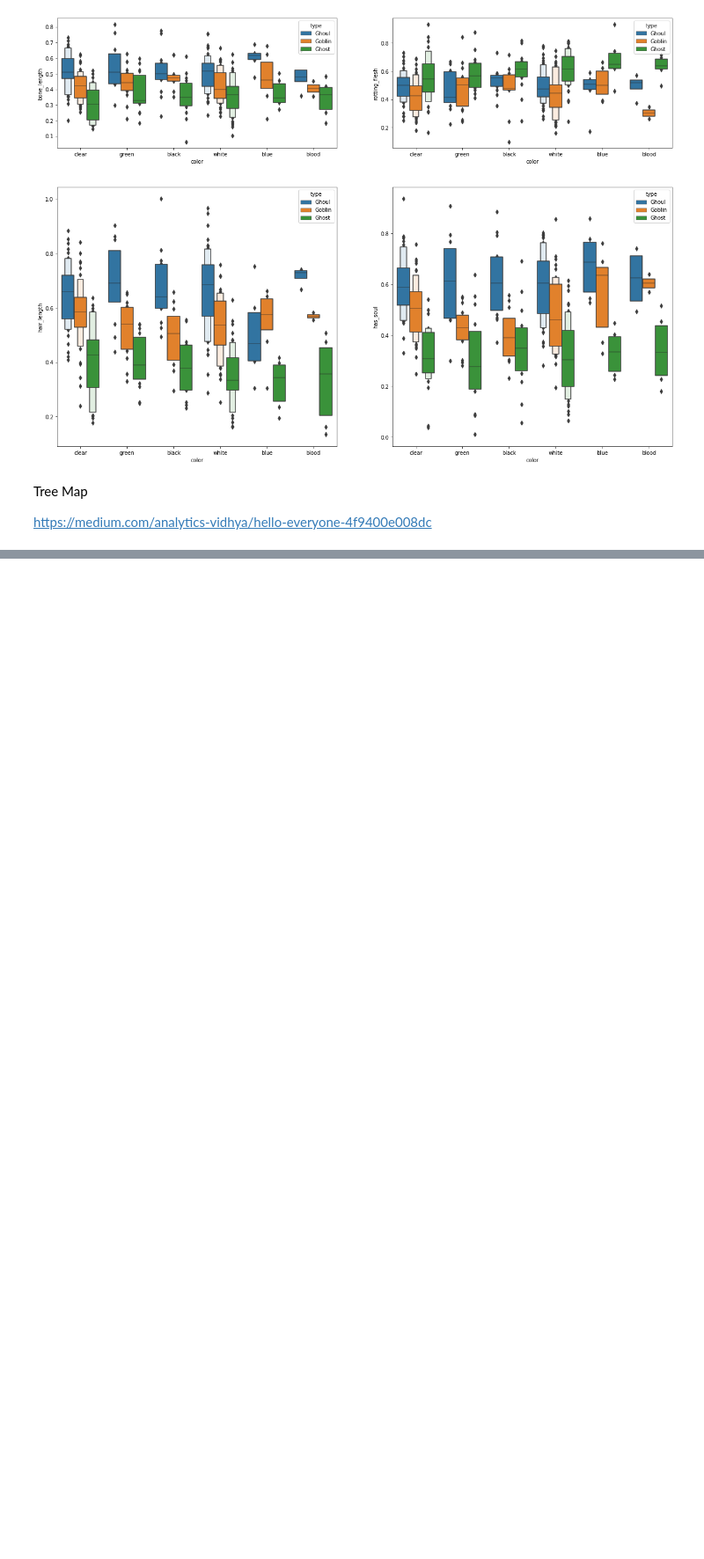
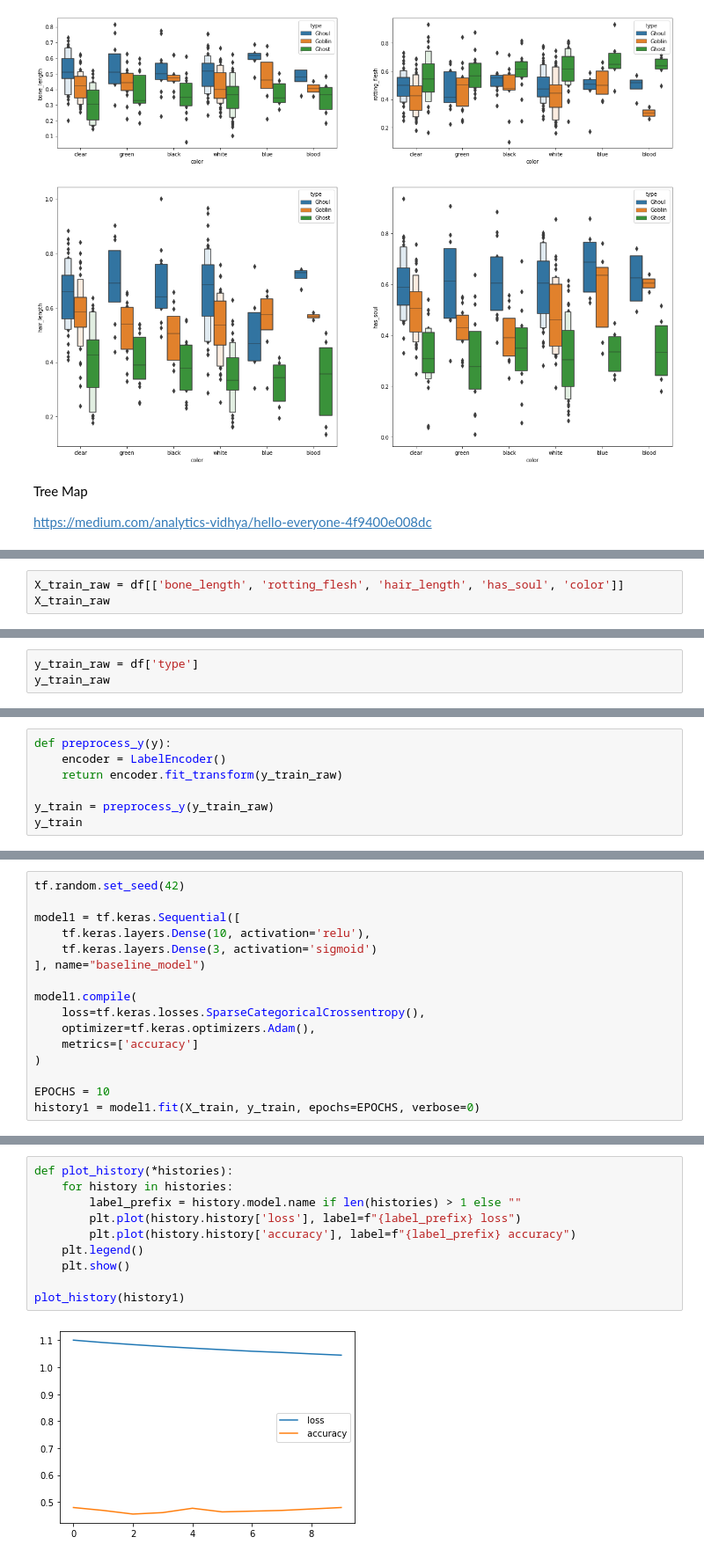
Before and after one commit to poolGolez/project-roosevelt, a Jupyter notebook: ghosts-goblins-ghosts-gotcha.ipynb, the cells around one changed output, grey strips where cells are left out. Shown at 88% size. Saved outputs shown, nothing was run; the diff lists cells and outputs as text; blank space fills up the shorter version.

Commit message:
Train initial models

```diff
--- a/ghosts-goblins-ghosts-gotcha.ipynb
+++ b/ghosts-goblins-ghosts-gotcha.ipynb
@@ -349,0 +394,3 @@ https://medium.com/analytics-vidhya/hello-everyone-4f9400e008dc
+# %%
+X_train_raw = df[['bone_length', 'rotting_flesh', 'hair_length', 'has_soul', 'color']]
+X_train_raw
@@ -349,0 +413,3 @@ https://medium.com/analytics-vidhya/hello-everyone-4f9400e008dc
+# %%
+y_train_raw = df['type']
+y_train_raw
@@ -349,0 +460,7 @@ https://medium.com/analytics-vidhya/hello-everyone-4f9400e008dc
+# %%
+def preprocess_y(y):
+    encoder = LabelEncoder()
+    return encoder.fit_transform(y_train_raw)
+
+y_train = preprocess_y(y_train_raw)
+y_train
@@ -349,0 +489,16 @@ https://medium.com/analytics-vidhya/hello-everyone-4f9400e008dc
+# %%
+tf.random.set_seed(42)
+
+model1 = tf.keras.Sequential([
+    tf.keras.layers.Dense(10, activation='relu'),
+    tf.keras.layers.Dense(3, activation='sigmoid')
+], name="baseline_model")
+
+model1.compile(
+    loss=tf.keras.losses.SparseCategoricalCrossentropy(),
+    optimizer=tf.keras.optimizers.Adam(),
+    metrics=['accuracy']
+)
+
+EPOCHS = 10
+history1 = model1.fit(X_train, y_train, epochs=EPOCHS, verbose=0)
@@ -349,0 +508,12 @@ https://medium.com/analytics-vidhya/hello-everyone-4f9400e008dc
+# %%
+def plot_history(*histories):
+    for history in histories:
+        label_prefix = history.model.name if len(histories) > 1 else ""
+        plt.plot(history.history['loss'], label=f"{label_prefix} loss")
+        plt.plot(history.history['accuracy'], label=f"{label_prefix} accuracy")
+    plt.legend()
+    plt.show()
+
+plot_history(history1)
+# %% [output]
+[figure, added]
```
Also changed, not shown: parts of 21 cells of this notebook.
